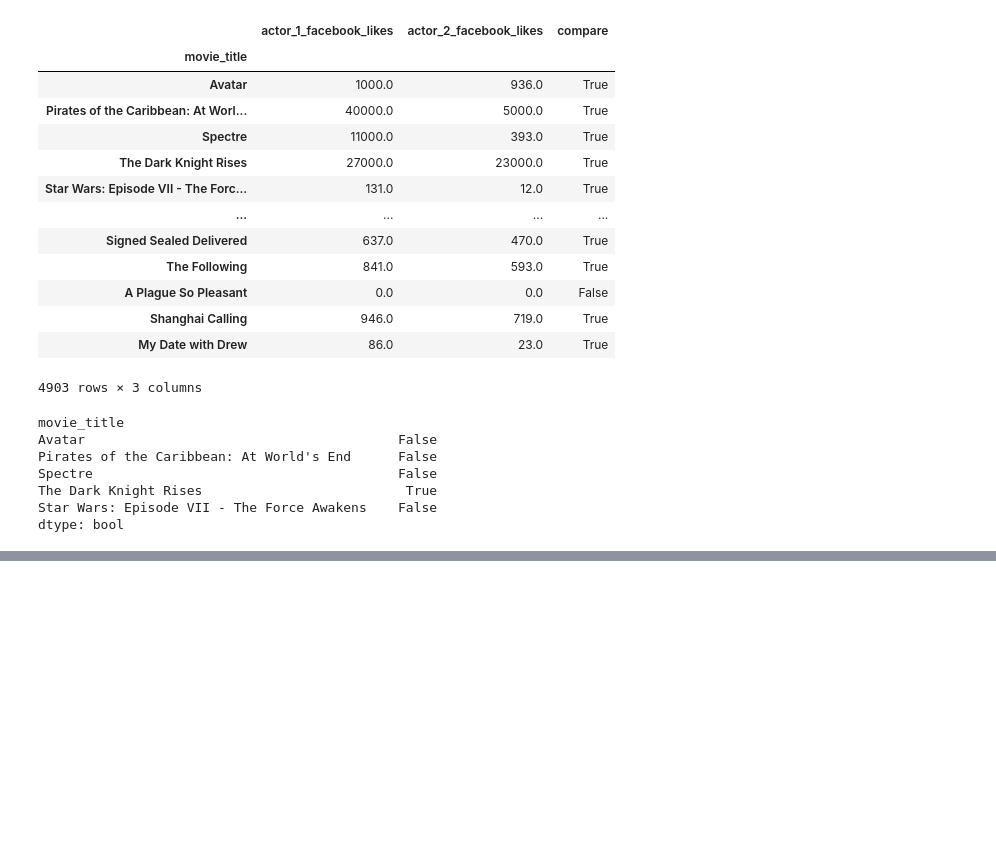
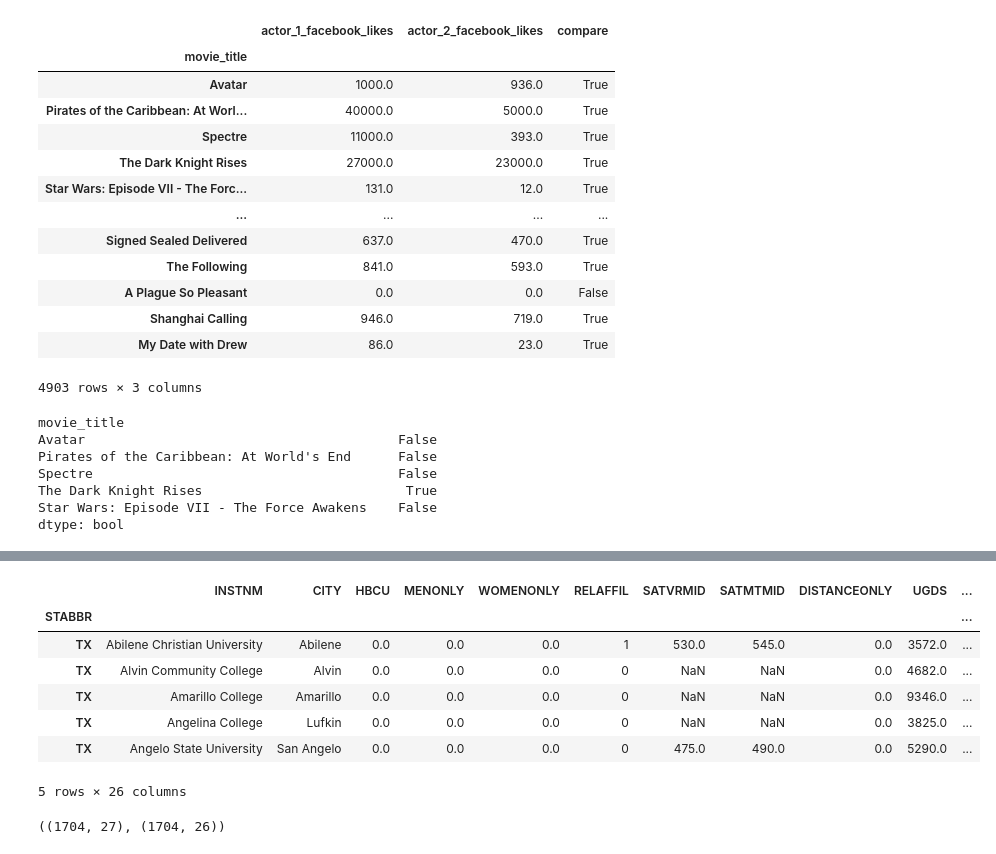
Before and after one commit to minstrel1149/pandas_practice-cookbook1, a Jupyter notebook: pd_cookbook_2_chapter7.ipynb, the cells around one changed output, grey strips where cells are left out. Cells and saved outputs as stored; diff of their text form; code cells hidden in the pictures; blank space fills up the shorter version.

```diff
--- a/pd_cookbook_2_chapter7.ipynb
+++ b/pd_cookbook_2_chapter7.ipynb
@@ -82,0 +118,3 @@ dtype: bool
+# %%
+college = pd.read_csv(p1 / 'college.csv')
+college.head()
@@ -82,0 +139,17 @@ dtype: bool
+# %%
+col2 = college.set_index('STABBR')
+col2.loc['TX', :].head()
+# %% [output]
+|  | INSTNM | CITY | HBCU | MENONLY | WOMENONLY | RELAFFIL | SATVRMID | SATMTMID | DISTANCEONLY | UGDS | ... |
+| STABBR |  |  |  |  |  |  |  |  |  |  | ... |
+| TX | Abilene Christian University | Abilene | 0.0 | 0.0 | 0.0 | 1 | 530.0 | 545.0 | 0.0 | 3572.0 | ... |
+| TX | Alvin Community College | Alvin | 0.0 | 0.0 | 0.0 | 0 | NaN | NaN | 0.0 | 4682.0 | ... |
+| TX | Amarillo College | Amarillo | 0.0 | 0.0 | 0.0 | 0 | NaN | NaN | 0.0 | 9346.0 | ... |
+| TX | Angelina College | Lufkin | 0.0 | 0.0 | 0.0 | 0 | NaN | NaN | 0.0 | 3825.0 | ... |
+| TX | Angelo State University | San Angelo | 0.0 | 0.0 | 0.0 | 0 | 475.0 | 490.0 | 0.0 | 5290.0 | ... |
+5 rows × 26 columns
+# %%
+states = ['TX', 'CA', 'NY']
+college.loc[college['STABBR'].isin(states), :].shape, col2.loc[states, :].shape
+# %% [output]
+((1704, 27), (1704, 26))
```
Also changed, not shown: parts of 16 cells of this notebook, 1 other file.
